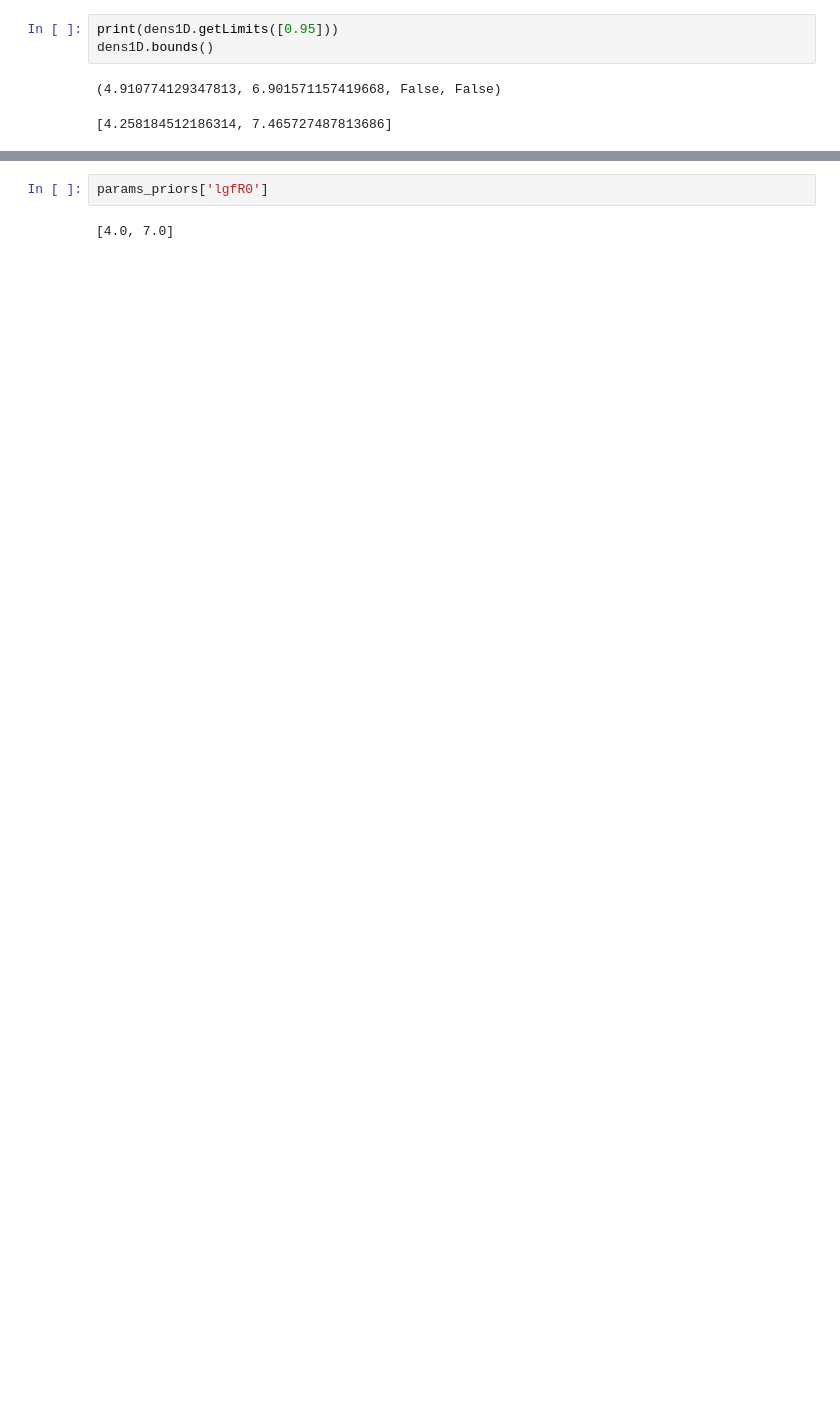
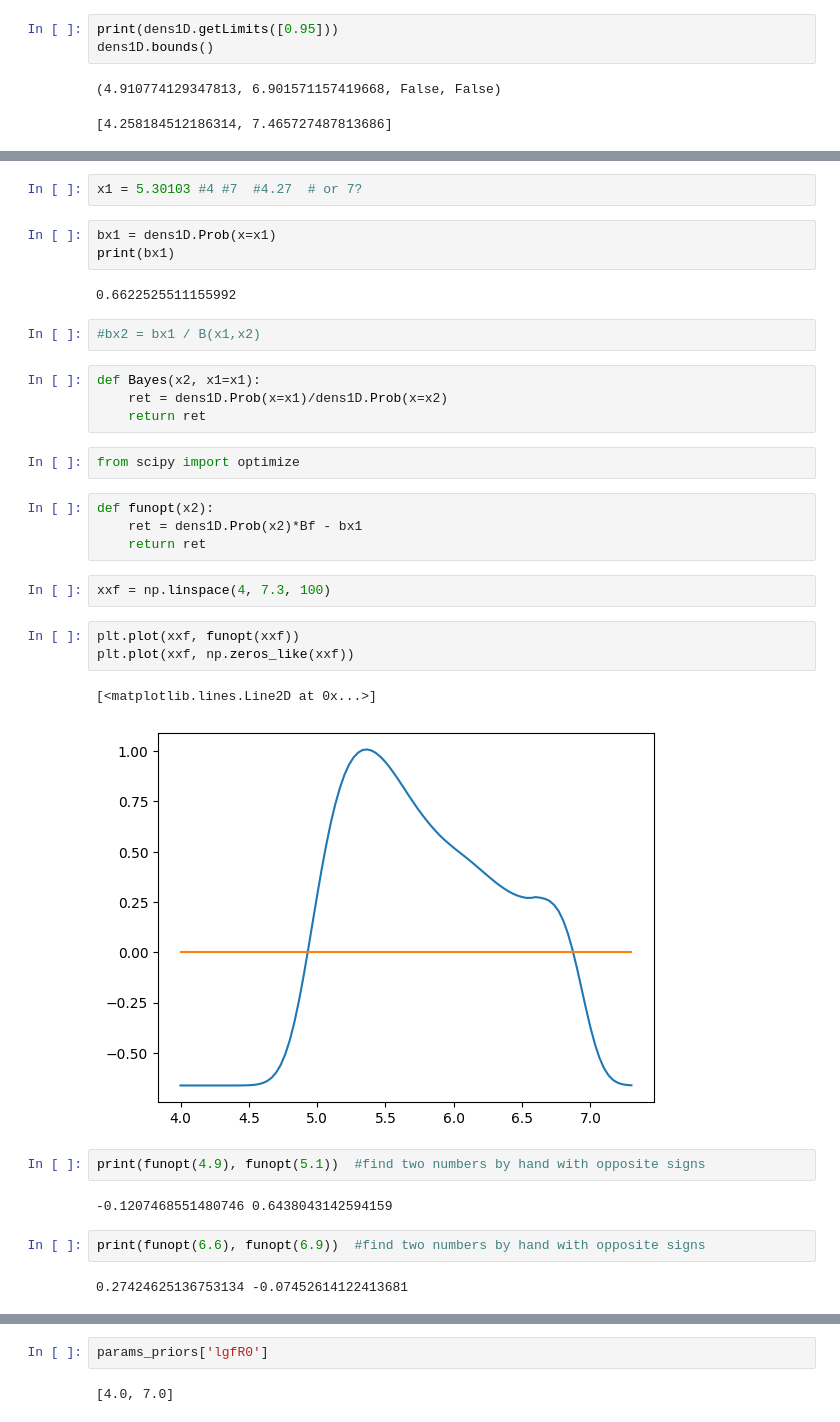
Before and after one commit to Sefa76/photometric_fofR, a Jupyter notebook: plots/AnalyzeSamples.ipynb, the cells around one changed output, grey strips where cells are left out. Drawn from its saved outputs; the diff is of its cells as text; blank space fills up the shorter version.

```diff
--- a/plots/AnalyzeSamples.ipynb
+++ b/plots/AnalyzeSamples.ipynb
@@ -511,0 +527,35 @@ dens1D.bounds()
+# %%
+x1 = 5.30103 #4 #7  #4.27  # or 7?
+# %%
+bx1 = dens1D.Prob(x=x1)
+print(bx1)
+# %% [output]
+0.6622525511155992
+# %%
+#bx2 = bx1 / B(x1,x2)
+# %%
+def Bayes(x2, x1=x1):
+    ret = dens1D.Prob(x=x1)/dens1D.Prob(x=x2)
+    return ret
+# %%
+from scipy import optimize
+# %%
+def funopt(x2):
+    ret = dens1D.Prob(x2)*Bf - bx1
+    return ret
+# %%
+xxf = np.linspace(4, 7.3, 100)
+# %%
+plt.plot(xxf, funopt(xxf))
+plt.plot(xxf, np.zeros_like(xxf))
+# %% [output]
+[<matplotlib.lines.Line2D at 0x...>]
+[figure, added]
+# %%
+print(funopt(4.9), funopt(5.1))  #find two numbers by hand with opposite signs
+# %% [output]
+-0.1207468551480746 0.6438043142594159
+# %%
+print(funopt(6.6), funopt(6.9))  #find two numbers by hand with opposite signs
+# %% [output]
+0.27424625136753134 -0.07452614122413681
```
Also changed, not shown: parts of 71 cells of this notebook.
